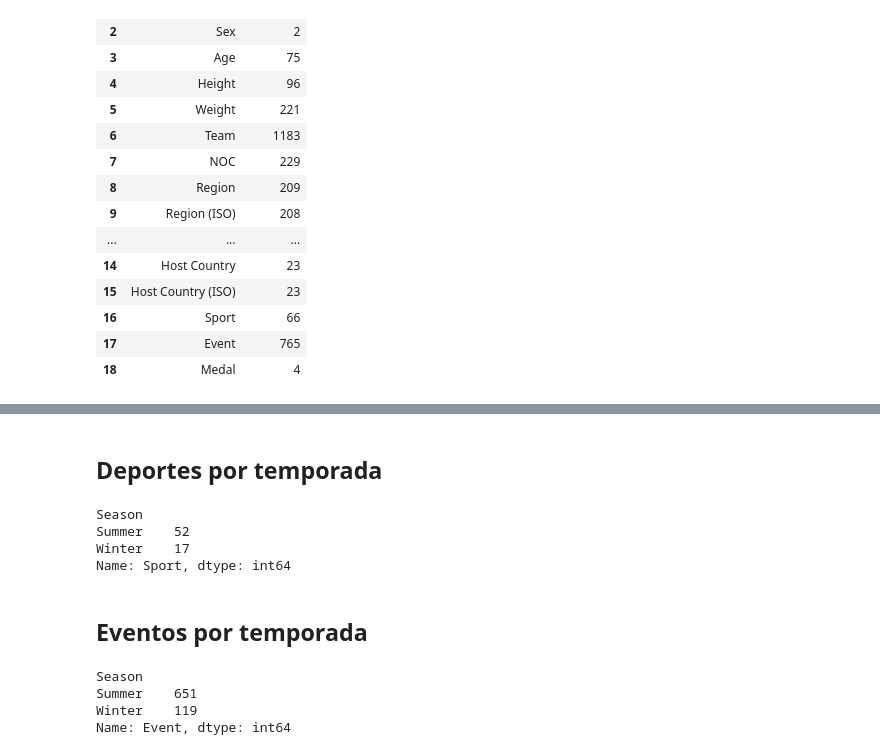
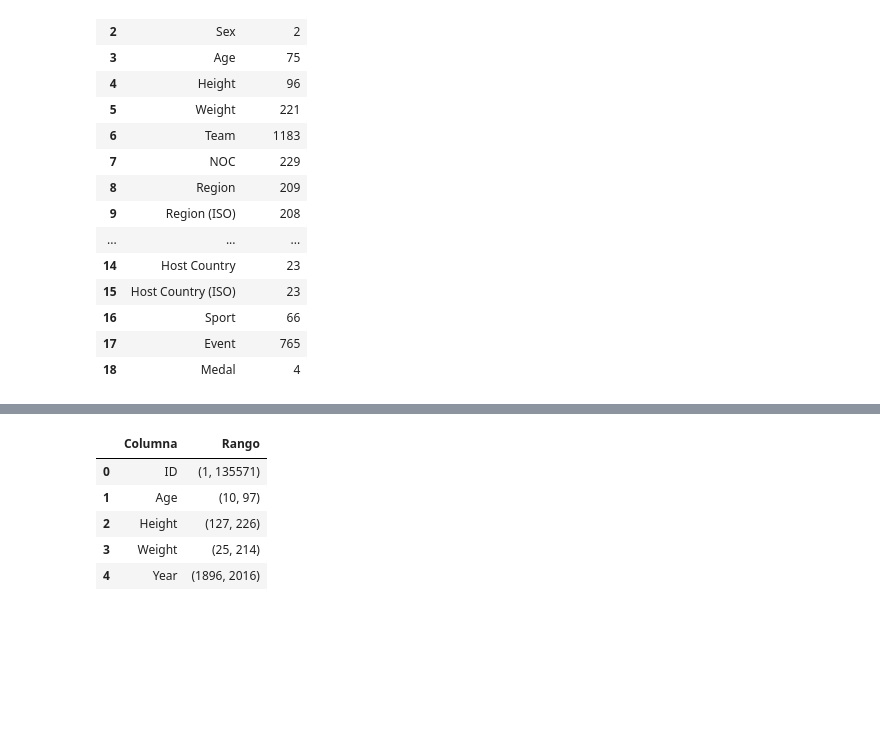
Before and after one commit to agutierrezmorag/olympic-games-datamart, a Jupyter notebook: olympics.ipynb, the cells around one changed output, grey strips where cells are left out. Cells and saved outputs as stored; diff of their text form; code cells hidden in the pictures; blank space fills up the shorter version.

Commit message:
added range values for each dataset

```diff
--- a/olympics.ipynb
+++ b/olympics.ipynb
@@ -563,22 +341,16 @@ gold_countries.head(), silver_countries.head(), bronze_countries.head()
-# %% [markdown]
-## Deportes por temporada
-# %%
-# count the number of sports held in each season
-sports_season = data.groupby("Season")["Sport"].nunique()
-sports_season
-# %% [output]
-Season
-Summer    52
-Winter    17
-Name: Sport, dtype: int64
-# %% [markdown]
-## Eventos por temporada
-# %%
-# count the number of events held in each season
-events_season = data.groupby("Season")["Event"].nunique()
-events_season
-# %% [output]
-Season
-Summer    651
-Winter    119
-Name: Event, dtype: int64
+# %%
+from statistics_calc import generate_range_df
+
+range_df = generate_range_df(ol_data)
+
+# save to file
+range_df.to_csv("descriptors/olympics-range.csv", index=False, decimal=",")
+
+range_df
+# %% [output]
+|  | Columna | Rango |
+| 0 | ID | (1, 135571) |
+| 1 | Age | (10, 97) |
+| 2 | Height | (127, 226) |
+| 3 | Weight | (25, 214) |
+| 4 | Year | (1896, 2016) |
```
Also changed, not shown: parts of 30 cells of this notebook, 10 other files.
